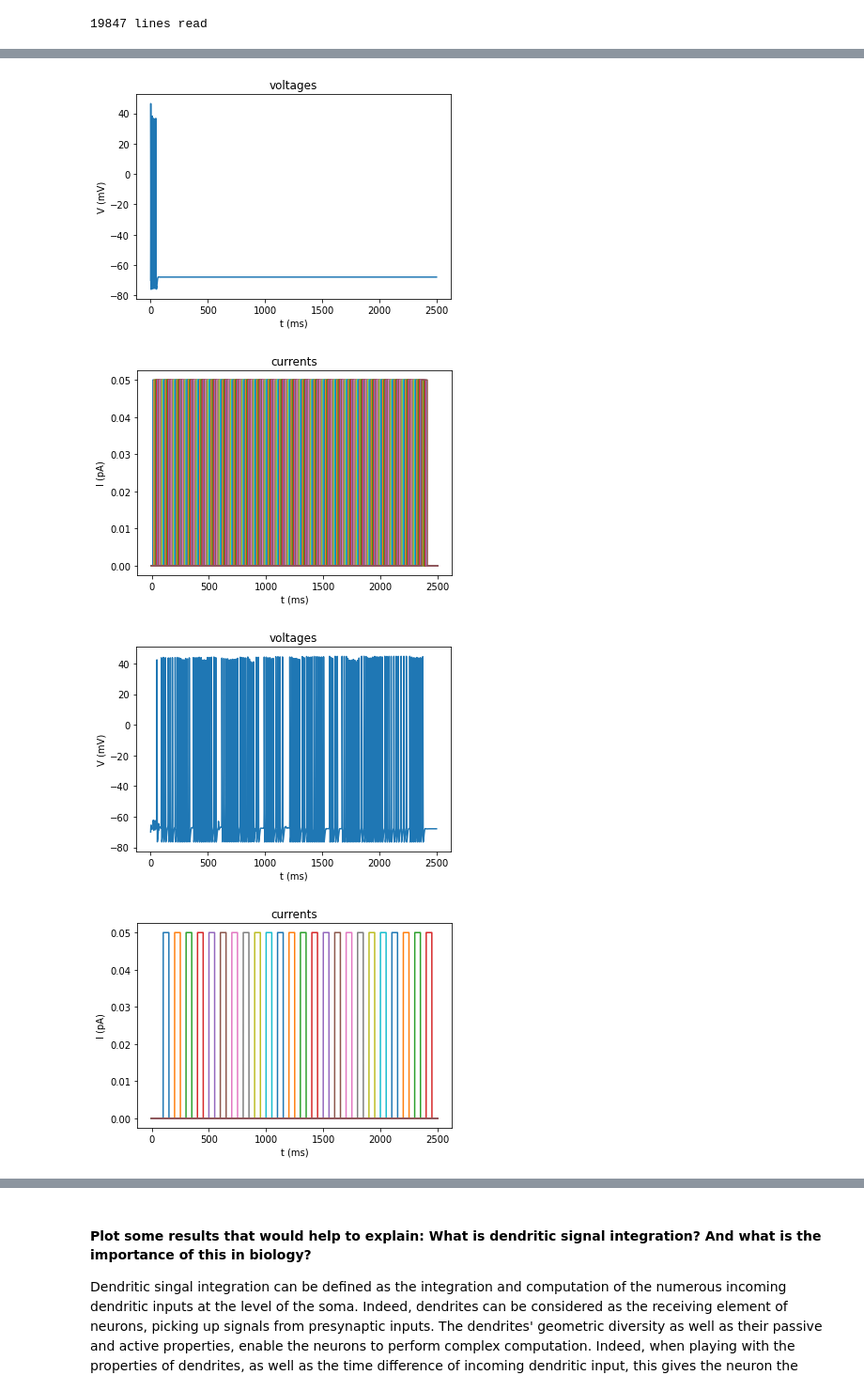
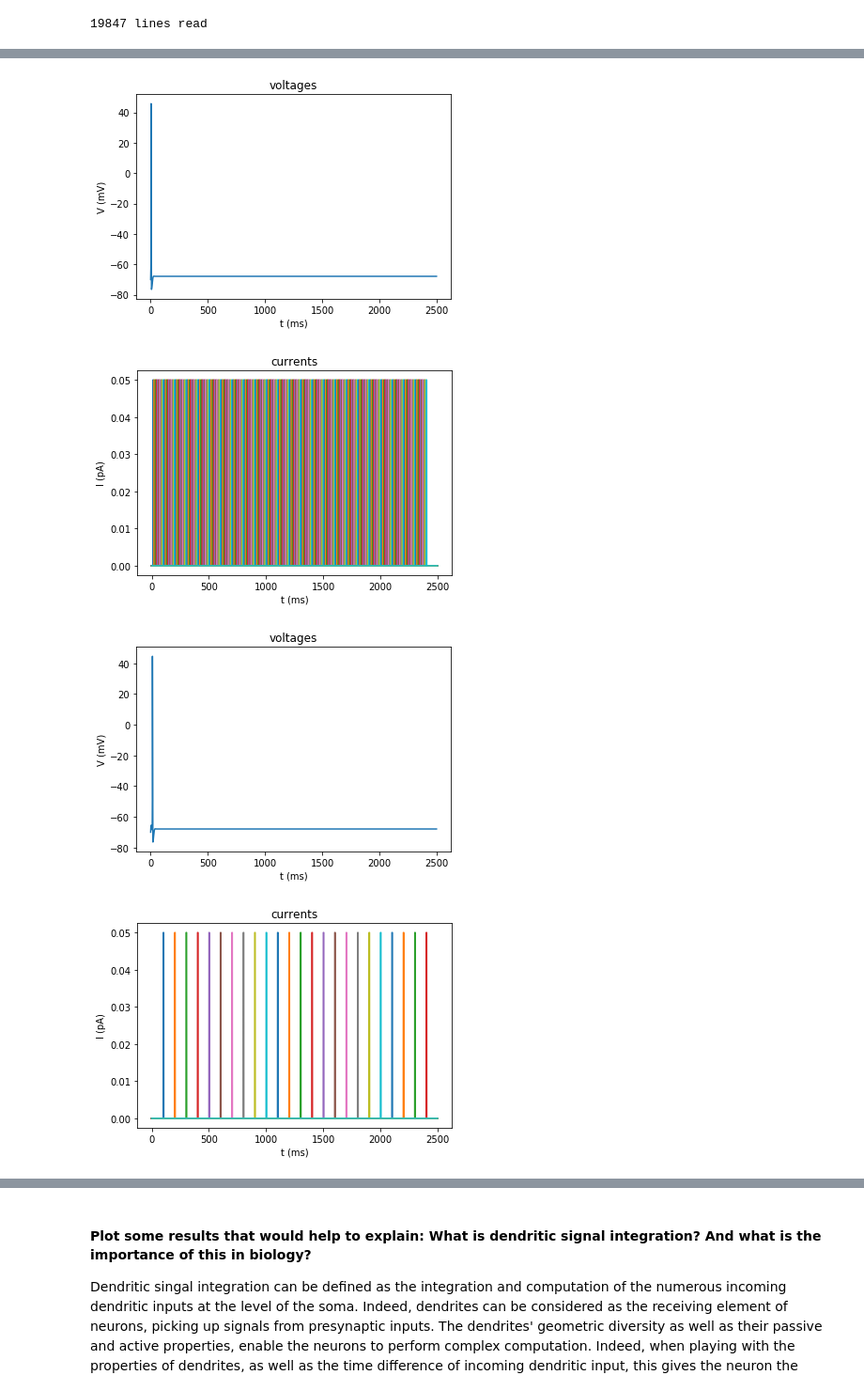
Before and after one commit to GasserElbanna/In-Silico-Neuroscience-Projects, a Jupyter notebook: Week 4/Week4_HomeWork.ipynb, the cells around one changed output, grey strips where cells are left out. Shown at 94% size. Saved outputs shown, nothing was run; the diff lists cells and outputs as text; code cells hidden in the pictures.

```diff
--- a/Week 4/Week4_HomeWork.ipynb
+++ b/Week 4/Week4_HomeWork.ipynb
@@ -1354,7 +1397,7 @@ def tvi_plots_no_legend(t, vdictlst = [], idictlst = [], vmax = 40, imax = 0.5):
 # Play around with different parameters: delay, amplitude and duration
 delay_time_values = [0, 10, 100]
 amp = 0.05
-dur = 50
+dur = 5
 v_init = -70
 t_stop = 2500
 
@@ -1374,4 +1417,4 @@ for delay_time in delay_time_values:
-[figure, old version]
+[figure, new version]
-[figure, old version]
+[figure, new version]
-[figure, old version]
+[figure, new version]
-[figure, old version]
+[figure, new version]
```
Also changed, not shown: parts of 14 cells of this notebook, 1 other file.
